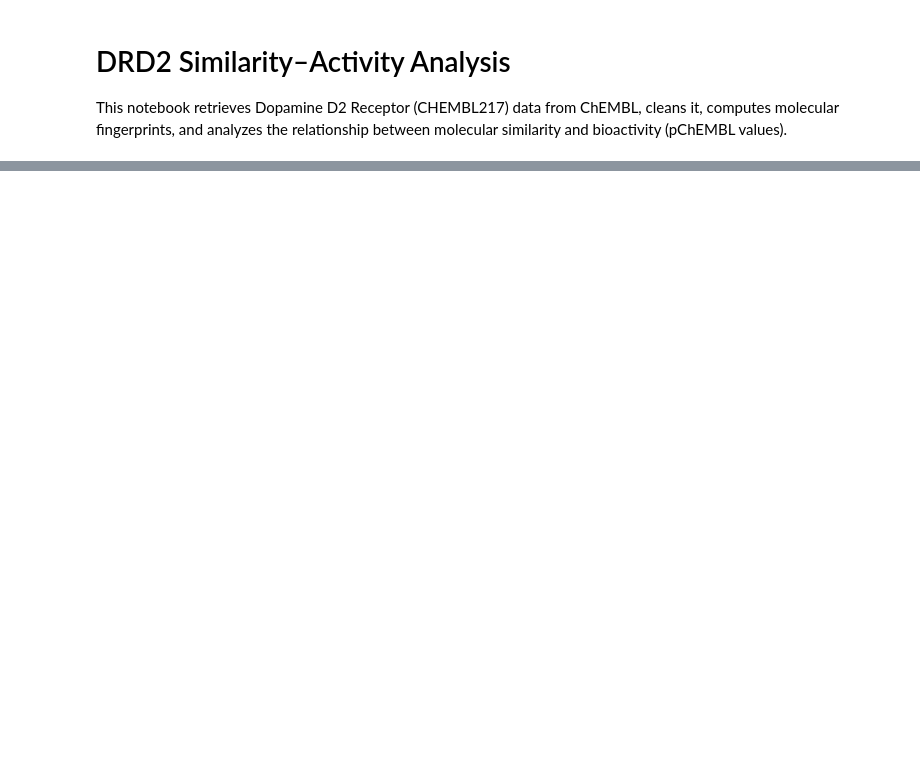
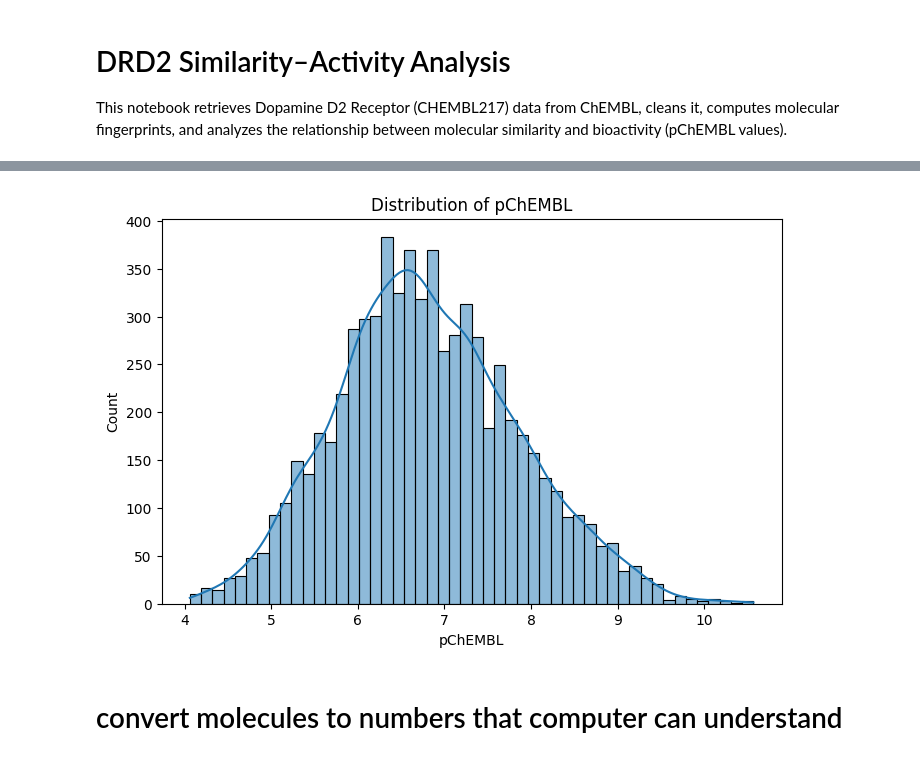
Before and after one commit to apoorvapu/data_science, a Jupyter notebook: DRD2_similarity_activity_analysis.ipynb, the cells around one changed output, grey strips where cells are left out. Saved outputs shown, nothing was run; the diff lists cells and outputs as text; code cells hidden in the pictures; blank space fills up the shorter version.

```diff
--- a/DRD2_similarity_activity_analysis.ipynb
+++ b/DRD2_similarity_activity_analysis.ipynb
@@ -3,0 +49,34 @@ This notebook retrieves Dopamine D2 Receptor (CHEMBL217) data from ChEMBL, clean
+# %%
+target_id = "CHEMBL217"  # Dopamine D2 receptor
+
+# 1. Download activities
+activities = new_client.activity.filter(target_chembl_id=target_id).only(
+    ["molecule_chembl_id", "canonical_smiles", "pchembl_value"]
+)
+df = pd.DataFrame(activities)
+print("Raw activities:", len(df))
+
+# 2. Fetch molecule type info for unique molecules
+molecule = new_client.molecule
+mol_info = []
+for chembl_id in df["molecule_chembl_id"].unique():
+    try:
+        mol = molecule.get(chembl_id)
+        mol_info.append({
+            "molecule_chembl_id": chembl_id,
+            "molecule_type": mol.get("molecule_type", None)
+        })
+    except:
+        continue
+
+mol_info = pd.DataFrame(mol_info)
+
+# 3. Merge with activities
+df = df.merge(mol_info, on="molecule_chembl_id", how="left")
+
+# 4. Keep only small molecules
+df = df[df["molecule_type"] == "Small molecule"].reset_index(drop=True)
+
+df = df[["canonical_smiles", "pchembl_value"]]
+
+print("After keeping only small molecules:", len(df))
@@ -4 +110,10 @@ This notebook retrieves Dopamine D2 Receptor (CHEMBL217) data from ChEMBL, clean
+# %%
+# 5) Histogram of pChEMBL
+plt.figure(figsize=(8,5))
+sns.histplot(df['pchembl_value'], bins=50, kde=True)
+plt.xlabel("pChEMBL"); plt.title("Distribution of pChEMBL"); plt.show()
+# %% [output]
+[figure, added]
+# %% [markdown]
+# convert molecules to numbers that computer can understand
 # %%
```
Also changed, not shown: parts of 18 cells of this notebook.
